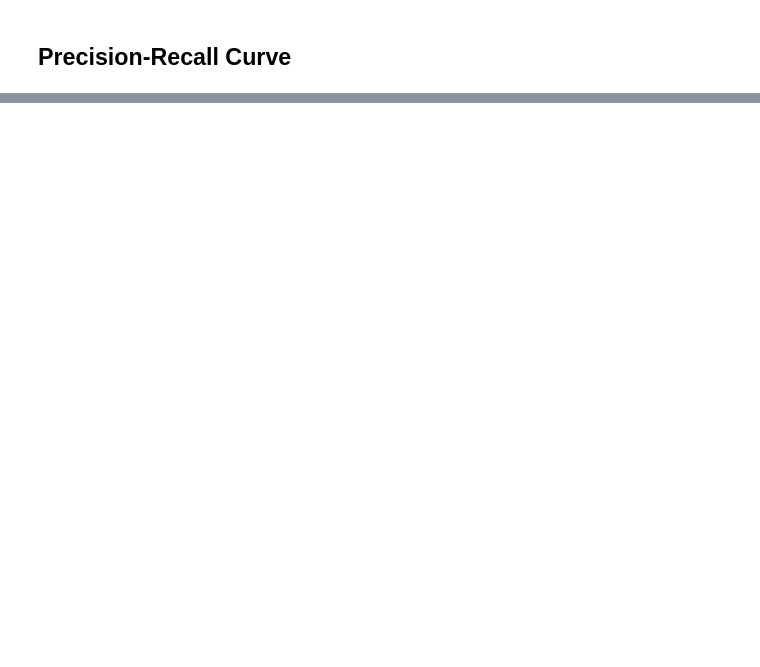
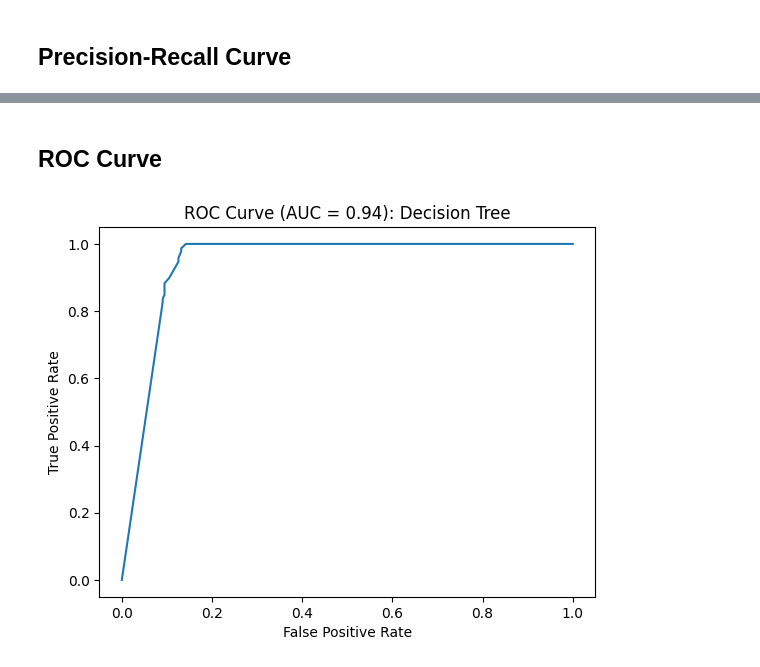
Before and after one commit to pmcelroy4/Webinar-Engagement-Prediction, a Jupyter notebook: market_analysis_model.ipynb, the cells around one changed output, grey strips where cells are left out. Saved outputs shown, nothing was run; the diff lists cells and outputs as text; code cells hidden in the pictures; blank space fills up the shorter version.

```diff
--- a/market_analysis_model.ipynb
+++ b/market_analysis_model.ipynb
@@ -206,0 +220,6 @@ plt.show()
+# %%
+y_predict = tree_clf.predict(X_test_n)
+y_proba = tree_clf.predict_proba(X_test_n)[:,1]
+
+print(confusion_matrix(y_test, y_predict))
+print(classification_report(y_test, y_predict))
@@ -206,0 +237,13 @@ plt.show()
+# %% [markdown]
+## ROC Curve
+# %%
+false_pr, true_pr, _ = roc_curve((y_test=='yes').astype(int), y_proba)
+roc_auc_tree = auc(false_pr, true_pr)
+
+plt.plot(false_pr, true_pr)
+plt.xlabel('False Positive Rate')
+plt.ylabel('True Positive Rate')
+plt.title(f'ROC Curve (AUC = {roc_auc_tree:.2f}): Decision Tree')
+plt.show()
+# %% [output]
+[figure, added]
```
Also changed, not shown: parts of 8 cells of this notebook.
